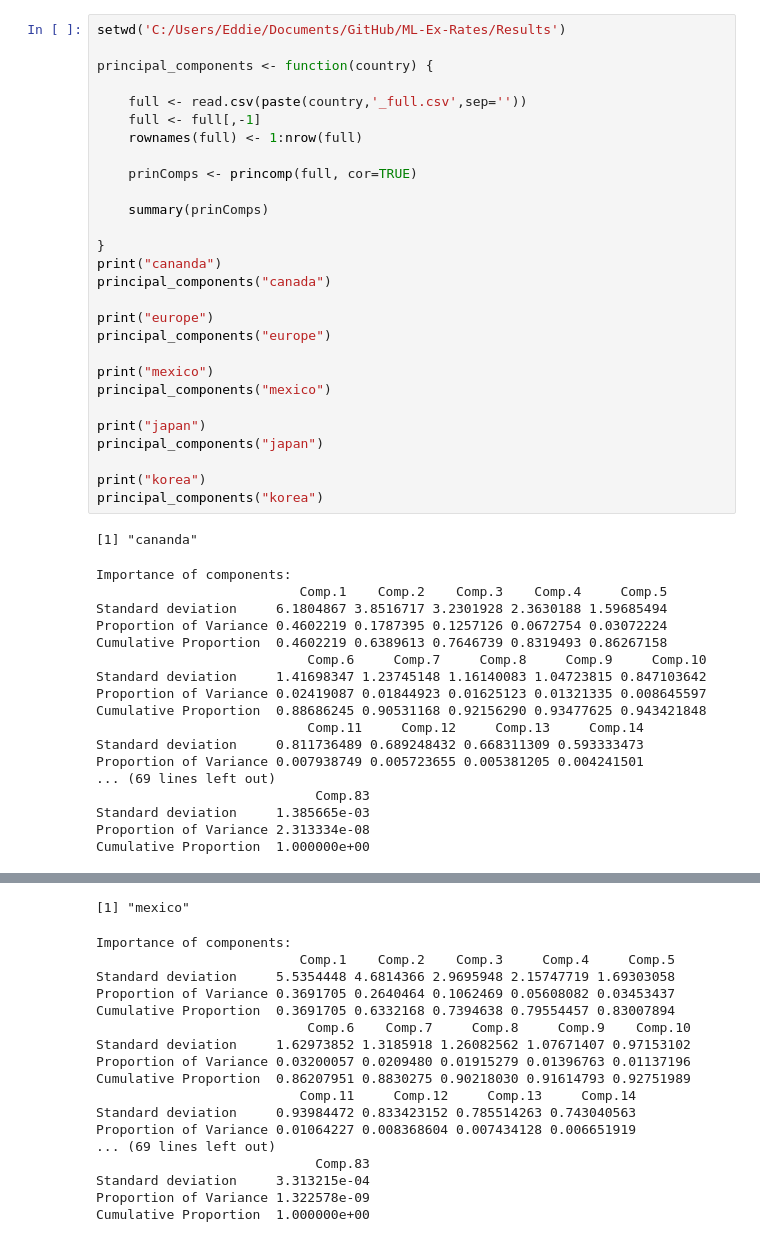
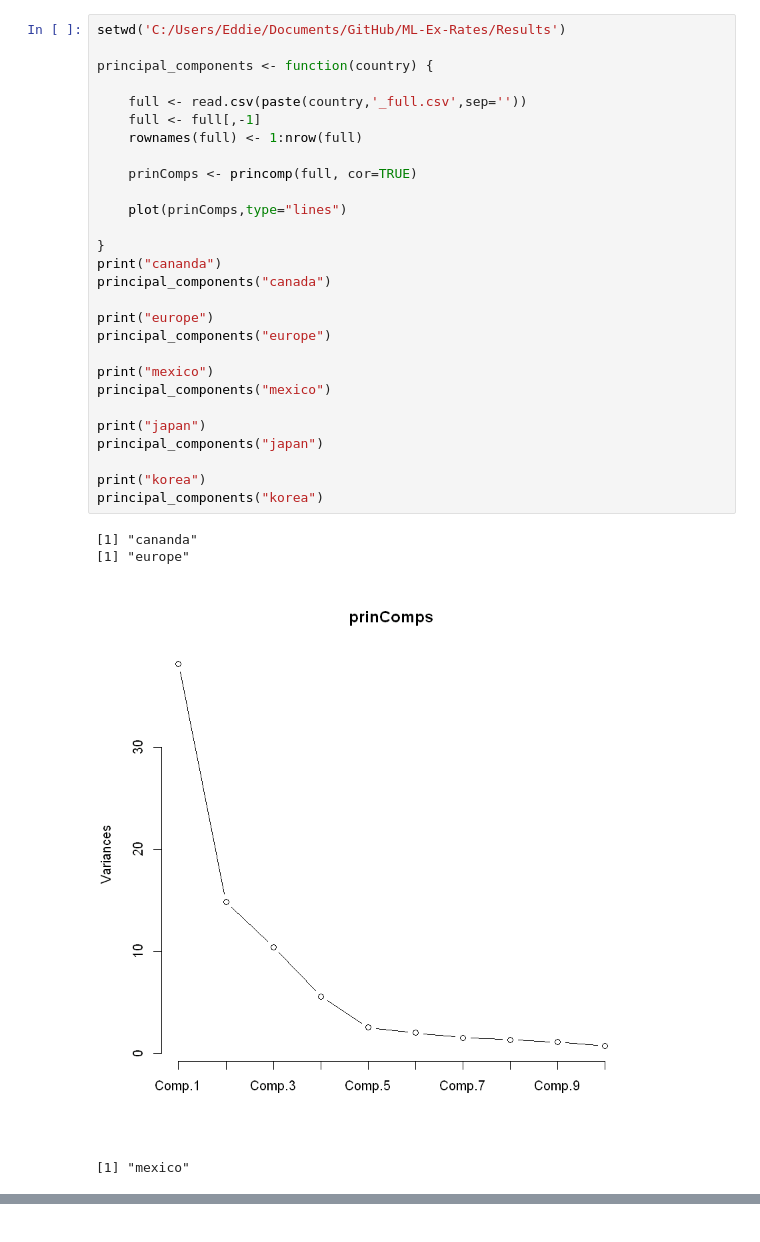
Before and after one commit to MthwRobinson/ML-Ex-Rates, a Jupyter notebook: Results/principal_components.ipynb, the cells around one changed output, grey strips where cells are left out. Cells and saved outputs as stored; diff of their text form.

```diff
--- a/Results/principal_components.ipynb
+++ b/Results/principal_components.ipynb
@@ -1,47 +1,33 @@
 # %%
 setwd('C:/Users/Eddie/Documents/GitHub/ML-Ex-Rates/Results')
 
 principal_components <- function(country) {
 
     full <- read.csv(paste(country,'_full.csv',sep=''))
     full <- full[,-1]
     rownames(full) <- 1:nrow(full)
 
     prinComps <- princomp(full, cor=TRUE)
 
-    summary(prinComps)
+    plot(prinComps,type="lines")
 
 }
 print("cananda")
 principal_components("canada")
 
 print("europe")
 principal_components("europe")
 
 print("mexico")
 principal_components("mexico")
 
 print("japan")
 principal_components("japan")
 
 print("korea")
 principal_components("korea")
 # %% [output]
 [1] "cananda"
+[1] "europe"
+[figure, added]
-Importance of components:
-                          Comp.1    Comp.2    Comp.3    Comp.4     Comp.5
-Standard deviation     6.1804867 3.8516717 3.2301928 2.3630188 1.59685494
-Proportion of Variance 0.4602219 0.1787395 0.1257126 0.0672754 0.03072224
-Cumulative Proportion  0.4602219 0.6389613 0.7646739 0.8319493 0.86267158
-                           Comp.6     Comp.7     Comp.8     Comp.9     Comp.10
-Standard deviation     1.41698347 1.23745148 1.16140083 1.04723815 0.847103642
-Proportion of Variance 0.02419087 0.01844923 0.01625123 0.01321335 0.008645597
-Cumulative Proportion  0.88686245 0.90531168 0.92156290 0.93477625 0.943421848
-                           Comp.11     Comp.12     Comp.13     Comp.14
-Standard deviation     0.811736489 0.689248432 0.668311309 0.593333473
-Proportion of Variance 0.007938749 0.005723655 0.005381205 0.004241501
-... (69 lines left out)
-                            Comp.83
-Standard deviation     1.385665e-03
-Proportion of Variance 2.313334e-08
-Cumulative Proportion  1.000000e+00
+[1] "mexico"
@@ -66,18 +37,0 @@ Cumulative Proportion  1.000000e+00
-[1] "mexico"
-Importance of components:
-                          Comp.1    Comp.2    Comp.3     Comp.4     Comp.5
-Standard deviation     5.5354448 4.6814366 2.9695948 2.15747719 1.69303058
-Proportion of Variance 0.3691705 0.2640464 0.1062469 0.05608082 0.03453437
-Cumulative Proportion  0.3691705 0.6332168 0.7394638 0.79554457 0.83007894
-                           Comp.6    Comp.7     Comp.8     Comp.9    Comp.10
-Standard deviation     1.62973852 1.3185918 1.26082562 1.07671407 0.97153102
-Proportion of Variance 0.03200057 0.0209480 0.01915279 0.01396763 0.01137196
-Cumulative Proportion  0.86207951 0.8830275 0.90218030 0.91614793 0.92751989
-                          Comp.11     Comp.12     Comp.13     Comp.14
-Standard deviation     0.93984472 0.833423152 0.785514263 0.743040563
-Proportion of Variance 0.01064227 0.008368604 0.007434128 0.006651919
-... (69 lines left out)
-                            Comp.83
-Standard deviation     3.313215e-04
-Proportion of Variance 1.322578e-09
-Cumulative Proportion  1.000000e+00
```
Also changed, not shown: parts of 1 cell of this notebook.
